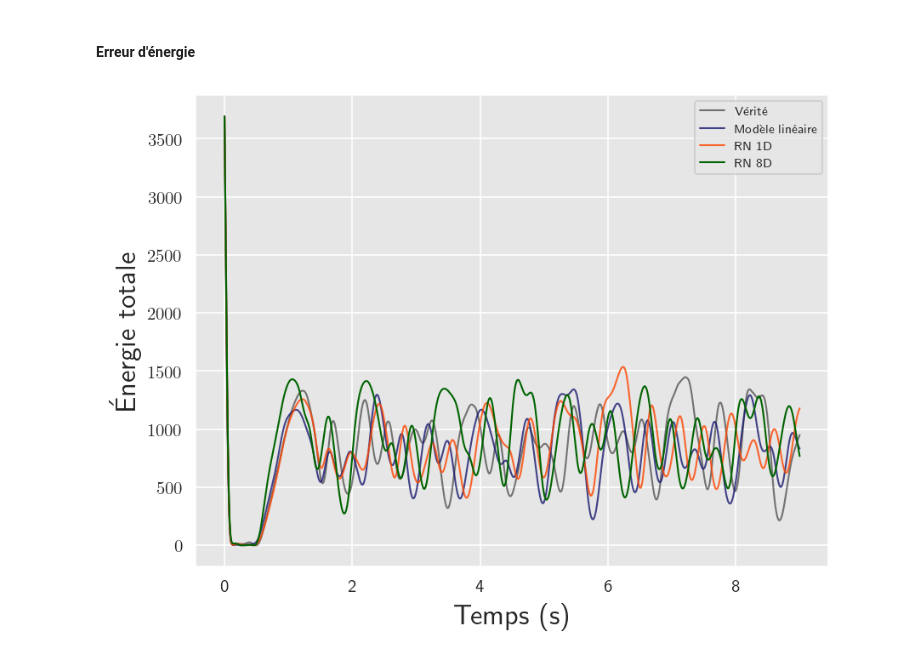
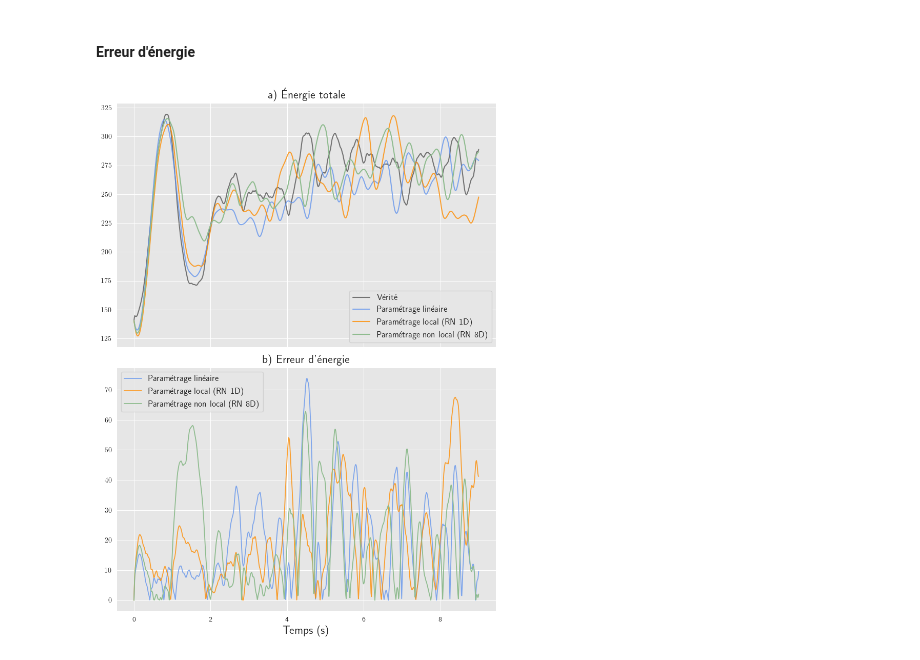
Before and after one commit to evecastonguay/laboratoire3, a Jupyter notebook: L96_Exp4_Eval.ipynb, the cells around one changed output. Cells and saved outputs as stored; diff of their text form; code cells hidden in the pictures.

```diff
--- a/L96_Exp4_Eval.ipynb
+++ b/L96_Exp4_Eval.ipynb
@@ -303,29 +304,29 @@ Sum of errors for non-local neural network: 31142.73
 # %%
 # Constantes
-T_court = 9 # s
+T_simu = 9 # s
 dt = 0.01 # s
 forcing = 18
 k = 8
 j = 32
 
-# MCG (vérité)
+# Vérité
 W = L96(k, j, F=forcing)
-X_court, _, _ = W.run(dt, T_court)
-X_court = X_court.astype(np.float32)
+X_vrai, _, _ = W.run(dt, T_simu) # Conditions initiales aléatoires à chaque appel
+X_vrai_c = X_vrai.astype(np.float32) # _c pour court
 
-cond_initiales = X_court[0, :]
+cond_initiales = X_vrai_c[0, :]
 
 # Modèle linéaire
 gcm_linear_net = GCM_network(forcing, linear_network)
-Xevolution_linear, t = gcm_linear_net(cond_initiales, dt, int(T_court / dt), linear_network)
+Xevolution_linear_c, t = gcm_linear_net(cond_initiales, dt, int(T_simu / dt), linear_network)
 
 # RN 1D
 gcm_local_net = GCM_network(forcing, local_fcnn_network)
-Xevolution_local, t = gcm_local_net(cond_initiales, dt, int(T_court / dt), local_fcnn_network)
+Xevolution_local_c, t = gcm_local_net(cond_initiales, dt, int(T_simu / dt), local_fcnn_network)
 
 # RN 8D
 gcm_nonlocal_net = GCM_network(forcing, nonlocal_fcnn_network)
-Xevolution_nonlocal, t = gcm_nonlocal_net(cond_initiales, dt, int(T_court / dt), nonlocal_fcnn_network)
+Xevolution_nonlocal_c, t = gcm_nonlocal_net(cond_initiales, dt, int(T_simu / dt), nonlocal_fcnn_network)
 # %% [markdown]
 #### Hovmöller de l'erreur
 # %%
@@ -381,27 +393,38 @@ plt.show()
 #### Erreur d'énergie
 # %%
 # Énergie totale
-e_totale_mcg = np.sum(X_court, axis=1)**2 # (901,)
-e_totale_linear = np.sum(Xevolution_linear, axis=1)**2
-e_totale_local = np.sum(Xevolution_local, axis=1)**2
-e_totale_nonlocal = np.sum(Xevolution_nonlocal, axis=1)**2
+e_totale_vrai = np.sum(X_vrai_c**2, axis=1) # (901,)
+e_totale_linear = np.sum(Xevolution_linear_c**2, axis=1)
+e_totale_local = np.sum(Xevolution_local_c**2, axis=1)
+e_totale_nonlocal = np.sum(Xevolution_nonlocal_c**2, axis=1)
 
-# Graphique
-plt.figure(dpi=150)
+fig, ax = plt.subplots(2,1, figsize=(8, 11), sharex=True)
 sns.set_style("darkgrid", {"axes.facecolor": "0.9"})
 
-plt.plot(e_totale_mcg, label="Vérité", color='k', alpha=0.5, linewidth=1)
+# Graphique énergie totale
+ax[0].plot(e_totale_vrai, label="Vérité", color='k', alpha=0.5)
+ax[0].plot(e_totale_linear, label="Paramétrage linéaire", color='cornflowerblue', alpha=0.8)
+ax[0].plot(e_totale_local, label="Paramétrage local (RN 1D)", color='darkorange', alpha=0.8)
+ax[0].plot(e_totale_nonlocal, label="Paramétrage non local (RN 8D)", color='darkseagreen', alpha=1)
 
-plt.plot(e_totale_linear, label="Modèle linéaire", color='midnightblue', alpha=0.8, linewidth=1)
-plt.plot(e_totale_local, label="RN 1D", color='orangered', alpha=0.8, linewidth=1)
-plt.plot(e_totale_nonlocal, label="RN 8D", color='darkgreen', linewidth=1)
+ax[0].set_xticklabels(np.arange(-2, 10, 2))
+ax[0].legend(fontsize=12);
+#ax[0].set_ylabel(r"Énergie totale",fontsize=16)
+ax[0].set_title('a) Énergie totale',fontsize=16)
 
-plt.gca().set_xticklabels(np.arange(-2, 10, 2))
+# Graphique erreur énergie totale
+ax[1].plot(np.abs(e_totale_linear-e_totale_vrai), label="Paramétrage linéaire", color='cornflowerblue', alpha=0.8, linewidth=1.3)
+ax[1].plot(np.abs(e_totale_local-e_totale_vrai), label="Paramétrage local (RN 1D)", color='darkorange', alpha=0.8, linewidth=1.3)
+ax[1].plot(np.abs(e_totale_nonlocal-e_totale_vrai), label="Paramétrage non local (RN 8D)", color='darkseagreen', linewidth=1.3)
 
-plt.legend(fontsize=7);
-plt.ylabel(r"Énergie totale",fontsize=16)
-plt.xlabel("Temps (s)",fontsize=16)
+ax[1].set_xticklabels(np.arange(-2, 10, 2))
 
-plt.savefig('/Users/evecastonguay/Desktop/Labo/E_04/Figures/Eval_energie_1.png',dpi=500)
+ax[1].legend(fontsize=12);
+#ax[1].set_ylabel(r"Erreur d'énergie",fontsize=16)
+ax[1].set_xlabel("Temps (s)",fontsize=16)
+ax[1].set_title("b) Erreur d'énergie",fontsize=16)
+
+plt.tight_layout() # Pour réduire espace inutile entre les graphiques
+plt.savefig('/Users/evecastonguay/Desktop/Labo/E_04/Figures/Eval_energie_combine.png',dpi=500)
 # %% [output]
-[figure, old version]
+[figure, new version]
```
Also changed, not shown: parts of 18 cells of this notebook.
